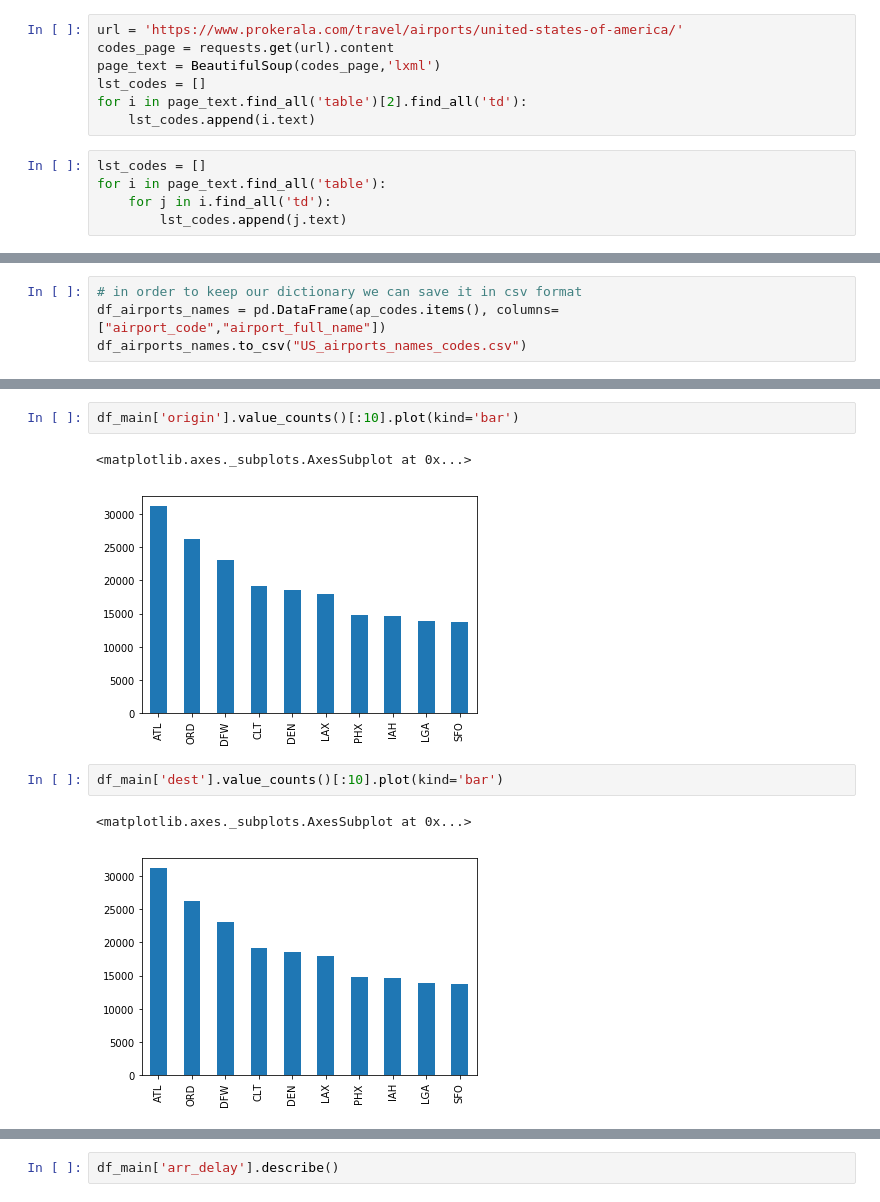
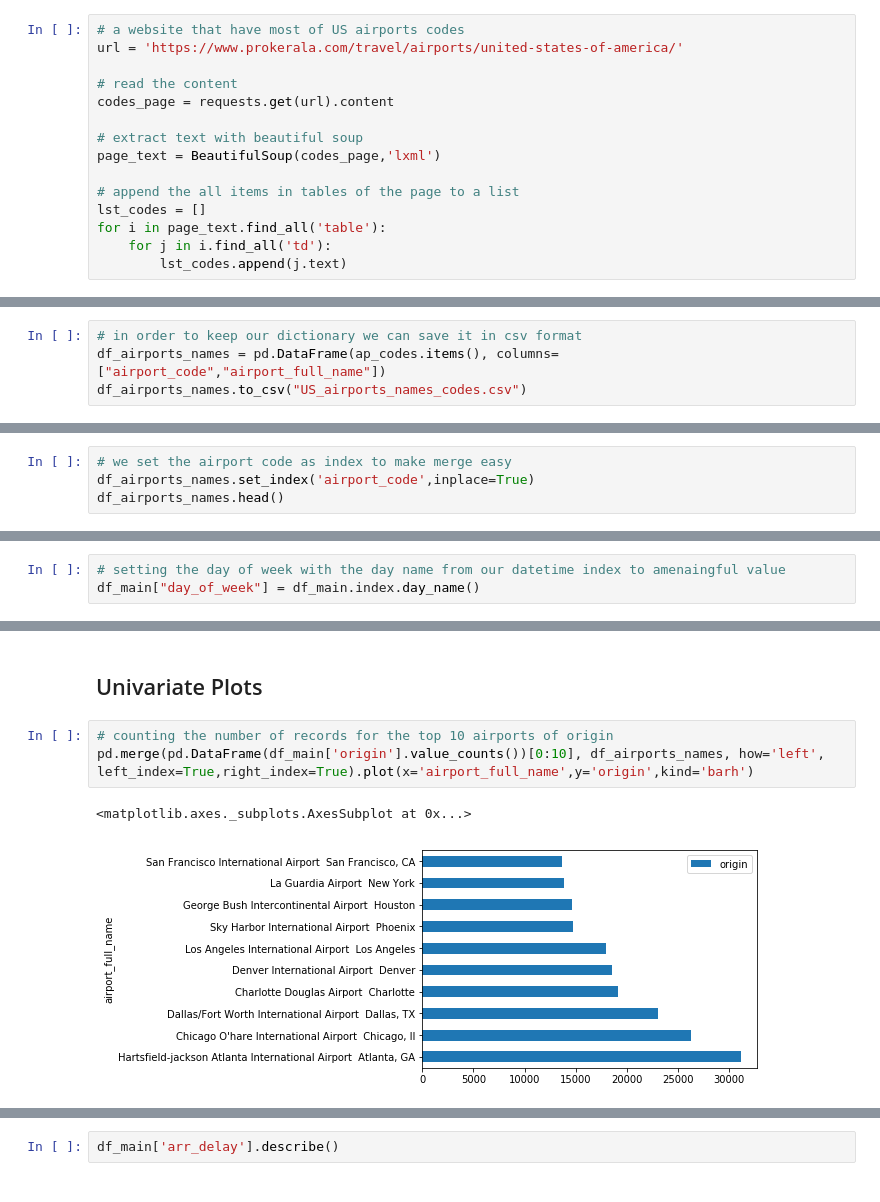
Before and after one commit to rimoun-g/Data_Visulaization-Python, a Jupyter notebook: Flights EDA.ipynb, the cells around one changed output, grey strips where cells are left out. Drawn from its saved outputs; the diff is of its cells as text.

```diff
--- a/Flights EDA.ipynb
+++ b/Flights EDA.ipynb
@@ -114,15 +124,18 @@ df_main.head()
 ----
 #### After searching the internet, there is a website offers full names for all airport shortcuts and we will try to scrap it and use it in our data
 # %%
+# a website that have most of US airports codes
 url = 'https://www.prokerala.com/travel/airports/united-states-of-america/'
+
+# read the content
 codes_page = requests.get(url).content
+
+# extract text with beautiful soup
 page_text = BeautifulSoup(codes_page,'lxml')
+
+# append the all items in tables of the page to a list
 lst_codes = []
-for i in page_text.find_all('table')[2].find_all('td'):
-    lst_codes.append(i.text)
+for i in page_text.find_all('table'):
+    for j in i.find_all('td'):
+        lst_codes.append(j.text)
-# %%
-lst_codes = []
-for i in page_text.find_all('table'):
-    for j in i.find_all('td'):
-        lst_codes.append(j.text)
 # %%
@@ -233,0 +244,4 @@ str(["QUARTER","MONTH","DAY_OF_MONTH","DAY_OF_WEEK"]).lower()
+# %%
+# we set the airport code as index to make merge easy
+df_airports_names.set_index('airport_code',inplace=True)
+df_airports_names.head()
@@ -234 +256,4 @@ str(["QUARTER","MONTH","DAY_OF_MONTH","DAY_OF_WEEK"]).lower()
+# %%
+# setting the day of week with the day name from our datetime index to amenaingful value
+df_main["day_of_week"] = df_main.index.day_name()
 # %%
@@ -239,10 +262,8 @@ df_main['day_of_week'].value_counts().plot(kind='bar')
-# %%
-df_main['origin'].value_counts()[:10].plot(kind='bar')
-# %% [output]
-<matplotlib.axes._subplots.AxesSubplot at 0x...>
-[figure, removed]
-# %%
-df_main['dest'].value_counts()[:10].plot(kind='bar')
-# %% [output]
-<matplotlib.axes._subplots.AxesSubplot at 0x...>
-[figure, removed]
+# %% [markdown]
+## Univariate Plots
+# %%
+# counting the number of records for the top 10 airports of origin
+pd.merge(pd.DataFrame(df_main['origin'].value_counts())[0:10], df_airports_names, how='left', left_index=True,right_index=True).plot(x='airport_full_name',y='origin',kind='barh')
+# %% [output]
+<matplotlib.axes._subplots.AxesSubplot at 0x...>
+[figure, added]
```
Also changed, not shown: parts of 60 cells of this notebook, 1 other file.
